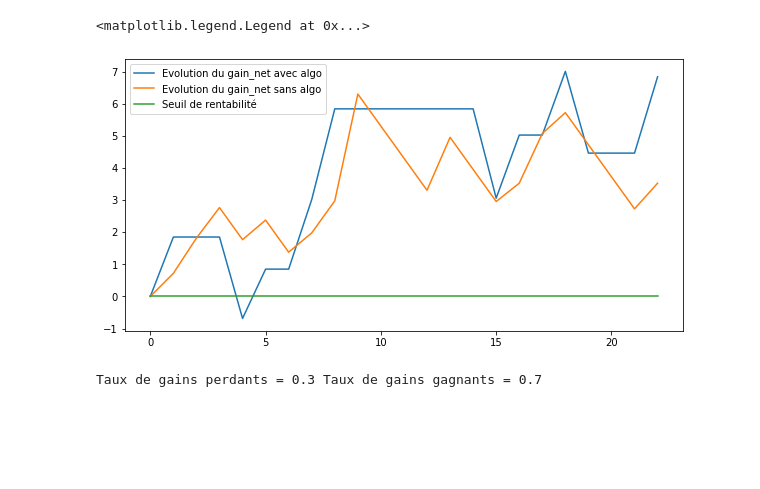
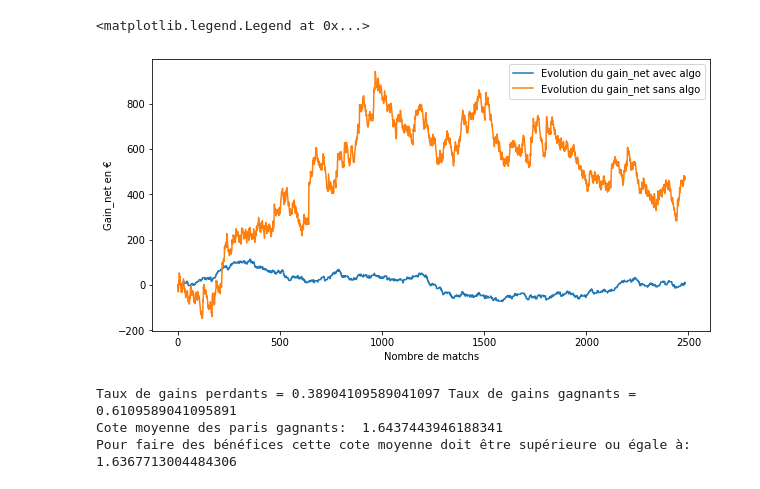
Before and after one commit to jeremyoudin/Personal_project-ML_to_beat_bookmakers_at_football, a Jupyter notebook: Football_prediction_prepared_data.ipynb, the cells around one changed output. Cells and saved outputs as stored; diff of their text form; code cells hidden in the pictures; blank space fills up the shorter version.

```diff
--- a/Football_prediction_prepared_data.ipynb
+++ b/Football_prediction_prepared_data.ipynb
@@ -10,4 +10,5 @@ def sum_(x):
         sum_.append(sum(x[0:i]))
     return sum_
 # %%
-df_ = pd.read_csv("C:\\Users\\Utilisateur\\Desktop\\Football_prediction\\Win_Loose_Goals_Rate_and_Odds_Season_Season1920_.csv")
+League = "PremierLeague"
+df_ = pd.read_csv("C:\\Users\\Utilisateur\\Desktop\\Football_prediction\\"+(League)+"_statistics_full_data.csv")
@@ -115,0 +324,5 @@ Ratio de matchs à parier:  0.43478260869565216
+# %%
+# Nombre de paris joués / Nombre de paris gagnants par catégorie d'indice de confiance
+# Plus l'indice de confiance est élevé plus on joue
+for bin_value in np.arange(2,6,1):
+    print("Taux paris gagnants pour la tranche", bin_value, ":", len(df__.loc[(df__.binned==bin_value) & (df__.PlayWin==1)])/(len(df__.loc[(df__.binned==bin_value)])+1e-9))
@@ -115,0 +362,34 @@ Ratio de matchs à parier:  0.43478260869565216
+# %%
+"""Calcul du gain_net avec algo sur le TestSet"""
+gain_net_algo = []
+invest_algo = []
+
+bet = y_pred
+
+i_min=.5
+i_max=1.0
+
+
+for i in range(len(y_test)):
+    if (y_hat[i] == 1) & (bet[i]>i_min) & (bet[i]<i_max):
+
+        invest_algo.append(mise*bet[i])
+
+        if y_test[i] == 1:
+            gain_net_algo.append(X_test[i,0]*(mise*bet[i])-(mise*bet[i]))
+        else:
+            gain_net_algo.append(-mise*bet[i])
+
+    elif ((y_hat[i] == 1) & (bet[i]>=i_max)) | ((y_hat[i] == 1) & (bet[i]<=i_min)):
+        invest_algo.append(0)
+        gain_net_algo.append(0)
+
+    elif y_hat[i] == 0:
+        invest_algo.append(0)
+        gain_net_algo.append(0)
+
+
+
+print("Investissement total (avec algo) = ", sum_(invest_algo)[-1])
+print("Gain_net total (avec algo) = ", sum_(gain_net_algo)[-1])
+print("Rendement total final (avec algo) = ", sum_(gain_net_algo)[-1]/(sum_(invest_algo)[-1]+1e-9))
@@ -172,12 +460,13 @@ Rendement total (sans algo) =  0.16045454545454552
 # %%
 plt.figure(figsize=(10,5))
 plt.plot(sum_(gain_net_algo), label= "Evolution du gain_net avec algo")
 plt.plot(sum_(gain_net_no_algo), label= "Evolution du gain_net sans algo")
-plt.plot(np.zeros(len(sum_(gain_net_algo))), label="Seuil de rentabilité")
+plt.xlabel("Nombre de matchs")
+plt.ylabel("Gain_net en €")
 plt.legend()
 # %% [output]
 <matplotlib.legend.Legend at 0x...>
-[figure, old version]
+[figure, new version]
 # %%
 N_gain_positif = 0 # Nombre de paris rapportant de l'argent
 N_gain_negatif = 0 # Nombre de paris faisant perdre de l'argent
@@ -188,5 +477,14 @@ for i in range(len(gain_net_algo)):
         N_gain_negatif+=1
 N_paris = N_gain_negatif + N_gain_positif # Nombre de paris joués
 print("Taux de gains perdants =", N_gain_negatif/N_paris , "Taux de gains gagnants =", N_gain_positif/N_paris)
+
+odds = [] # Cote des paris gagnants
+for i in range(len(y_hat)):
+    if (y_hat[i] == 1) & (y_test.iloc[i] == 1):
+        odds.append(X_test.iloc[i,2])
+print("Cote moyenne des paris gagnants: ", np.mean(odds))
+print("Pour faire des bénéfices cette cote moyenne doit être supérieure ou égale à: ", N_paris/N_gain_positif)
 # %% [output]
-Taux de gains perdants = 0.3 Taux de gains gagnants = 0.7
+Taux de gains perdants = 0.38904109589041097 Taux de gains gagnants = 0.6109589041095891
+Cote moyenne des paris gagnants:  1.6437443946188341
+Pour faire des bénéfices cette cote moyenne doit être supérieure ou égale à:  1.6367713004484306
```
Also changed, not shown: parts of 25 cells of this notebook.
